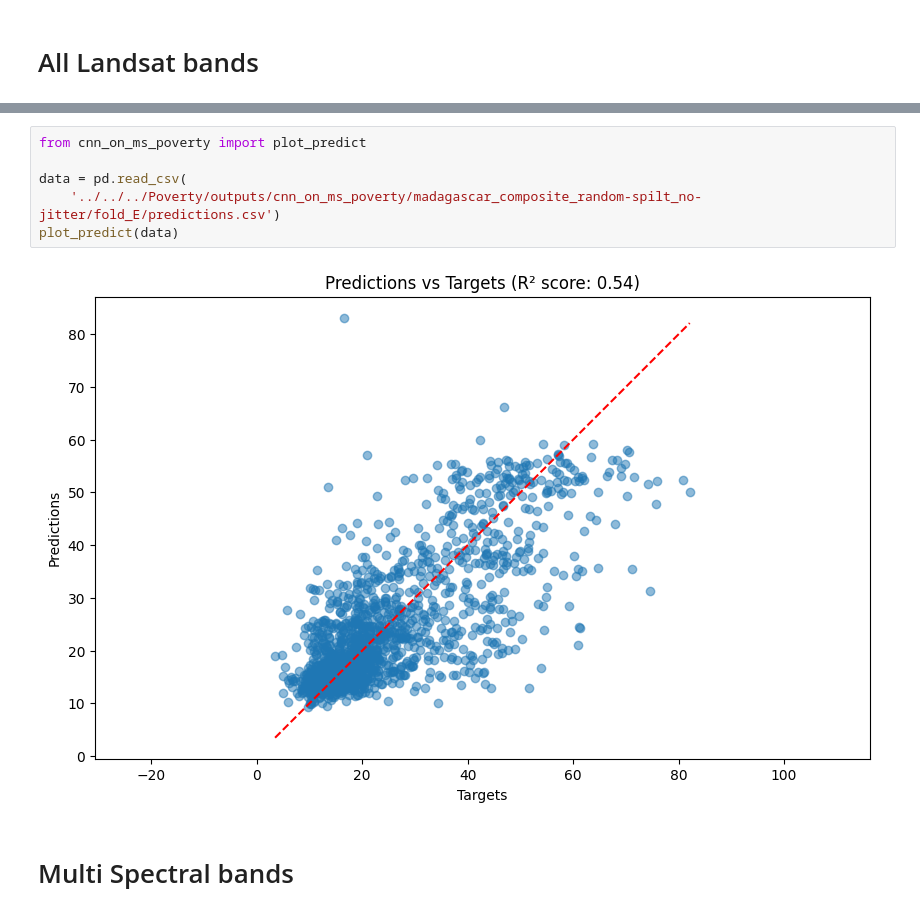
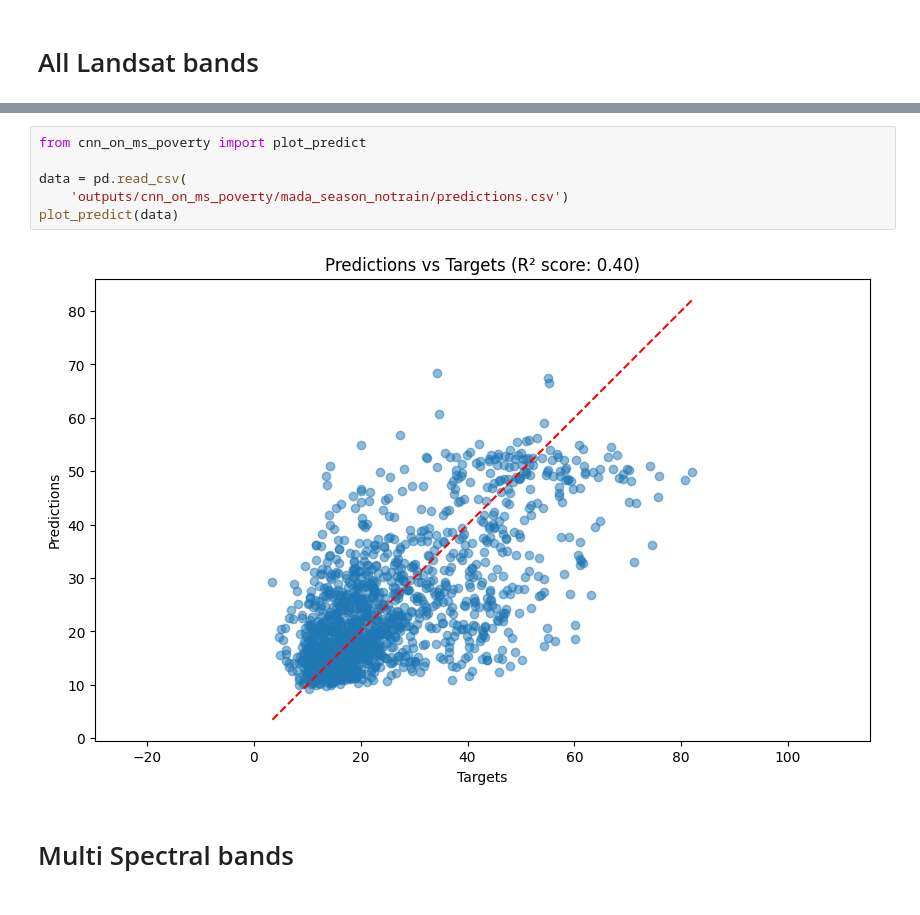
Before and after one commit to morand-g/malpolon-marbec, a Jupyter notebook: examples/poverty/results.ipynb, the cells around one changed output, grey strips where cells are left out. Saved outputs shown, nothing was run; the diff lists cells and outputs as text.

```diff
--- a/examples/poverty/results.ipynb
+++ b/examples/poverty/results.ipynb
@@ -11,11 +11,11 @@ import pandas as pd
 # %%
 from cnn_on_ms_poverty import plot_predict
 
 data = pd.read_csv(
-    '../../../Poverty/outputs/cnn_on_ms_poverty/madagascar_composite_random-spilt_no-jitter/fold_E/predictions.csv')
+    'outputs/cnn_on_ms_poverty/mada_season_notrain/predictions.csv')
 plot_predict(data)
 # %% [output]
-[figure, old version]
+[figure, new version]
 # %% [markdown]
 # Multi Spectral bands
 # %%
```
Also changed, not shown: parts of 3 cells of this notebook, 4 other files.
